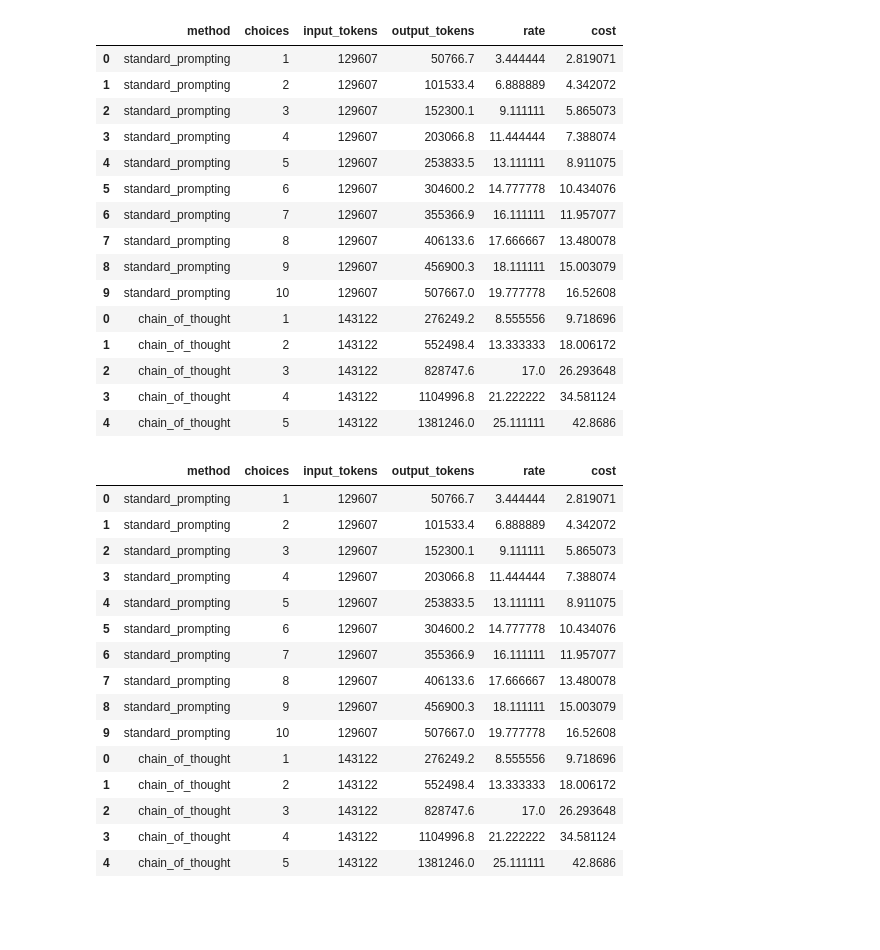
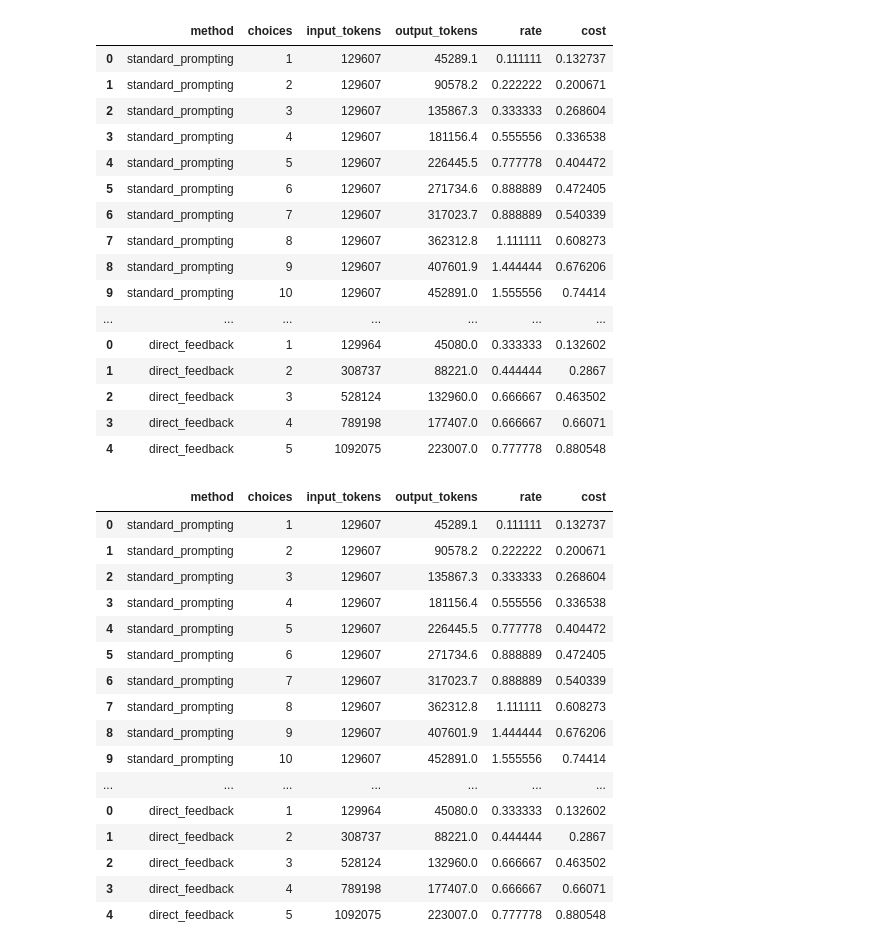
Before and after one commit to cedricidsai/LLMDNT, a Jupyter notebook: notebook/visualise.ipynb, the cells around one changed output. Saved outputs shown, nothing was run; the diff lists cells and outputs as text; code cells hidden in the pictures; blank space fills up the shorter version.

Commit message:
tables and bcr

```diff
--- a/notebook/visualise.ipynb
+++ b/notebook/visualise.ipynb
@@ -2,8 +2,12 @@
 import pandas as pd
 import os
 
-experiments = ['standard_prompting', 'chain_of_thought', 'direct_feedback']#, 'standard_prompting_10']
-data = [pd.read_csv('../results/' + experiment + '.csv') for experiment in experiments]
+experiments = ['standard_prompting', 'chain_of_thought', 'direct_feedback']
+
+model_name = "gpt-3.5-turbo"
+# model_name = "gpt-4"
+
+data = [pd.read_csv('../results/' + model_name + '/' + experiment + '.csv') for experiment in experiments]
 data = pd.concat(data).T.fillna(0)
 data.loc['method'] = data.loc[data.index[0]]
 print(data)
@@ -80,5 +81,5 @@ totals
 dtype: object
 # %%
-rate = 100*totals/900
+rate = totals/900
 rate
 # %% [output]
@@ -100,6 +102,6 @@ rate
 dtype: object
 # %%
-tokens.loc['rate'] = rate
+tokens.loc['rate'] = 100*rate
 tokens
 # %% [output]
 |  | 0 | 1 | 2 | 3 | 4 | 5 | 6 | 7 | 8 | 9 | 0 | ... |
@@ -111,44 +113,49 @@ tokens
 # %%
-tokens.loc['cost'] = tokens.loc['input_tokens']*0.00001 + tokens.loc['output_tokens']*0.00003
+if model_name == "gpt-3.5-turbo":
+    tokens.loc['cost'] = tokens.loc['input_tokens']*0.0000005 + tokens.loc['output_tokens']*0.0000015
+if model_name == "gpt-4":
+    tokens.loc['cost'] = tokens.loc['input_tokens']*0.00003 + tokens.loc['output_tokens']*0.00006
 tokens.T
 # %% [output]
 |  | method | choices | input_tokens | output_tokens | rate | cost |
-| 0 | standard_prompting | 1 | 129607 | 50766.7 | 3.444444 | 2.819071 |
-| 1 | standard_prompting | 2 | 129607 | 101533.4 | 6.888889 | 4.342072 |
-| 2 | standard_prompting | 3 | 129607 | 152300.1 | 9.111111 | 5.865073 |
-| 3 | standard_prompting | 4 | 129607 | 203066.8 | 11.444444 | 7.388074 |
-| 4 | standard_prompting | 5 | 129607 | 253833.5 | 13.111111 | 8.911075 |
-| 5 | standard_prompting | 6 | 129607 | 304600.2 | 14.777778 | 10.434076 |
-| 6 | standard_prompting | 7 | 129607 | 355366.9 | 16.111111 | 11.957077 |
-| 7 | standard_prompting | 8 | 129607 | 406133.6 | 17.666667 | 13.480078 |
-| 8 | standard_prompting | 9 | 129607 | 456900.3 | 18.111111 | 15.003079 |
-| 9 | standard_prompting | 10 | 129607 | 507667.0 | 19.777778 | 16.52608 |
-| 0 | chain_of_thought | 1 | 143122 | 276249.2 | 8.555556 | 9.718696 |
-| 1 | chain_of_thought | 2 | 143122 | 552498.4 | 13.333333 | 18.006172 |
-| 2 | chain_of_thought | 3 | 143122 | 828747.6 | 17.0 | 26.293648 |
-| 3 | chain_of_thought | 4 | 143122 | 1104996.8 | 21.222222 | 34.581124 |
-| 4 | chain_of_thought | 5 | 143122 | 1381246.0 | 25.111111 | 42.8686 |
+| 0 | standard_prompting | 1 | 129607 | 45289.1 | 0.111111 | 0.132737 |
+| 1 | standard_prompting | 2 | 129607 | 90578.2 | 0.222222 | 0.200671 |
+| 2 | standard_prompting | 3 | 129607 | 135867.3 | 0.333333 | 0.268604 |
+| 3 | standard_prompting | 4 | 129607 | 181156.4 | 0.555556 | 0.336538 |
+| 4 | standard_prompting | 5 | 129607 | 226445.5 | 0.777778 | 0.404472 |
+| 5 | standard_prompting | 6 | 129607 | 271734.6 | 0.888889 | 0.472405 |
+| 6 | standard_prompting | 7 | 129607 | 317023.7 | 0.888889 | 0.540339 |
+| 7 | standard_prompting | 8 | 129607 | 362312.8 | 1.111111 | 0.608273 |
+| 8 | standard_prompting | 9 | 129607 | 407601.9 | 1.444444 | 0.676206 |
+| 9 | standard_prompting | 10 | 129607 | 452891.0 | 1.555556 | 0.74414 |
+| ... | ... | ... | ... | ... | ... | ... |
+| 0 | direct_feedback | 1 | 129964 | 45080.0 | 0.333333 | 0.132602 |
+| 1 | direct_feedback | 2 | 308737 | 88221.0 | 0.444444 | 0.2867 |
+| 2 | direct_feedback | 3 | 528124 | 132960.0 | 0.666667 | 0.463502 |
+| 3 | direct_feedback | 4 | 789198 | 177407.0 | 0.666667 | 0.66071 |
+| 4 | direct_feedback | 5 | 1092075 | 223007.0 | 0.777778 | 0.880548 |
 # %%
 plot = tokens.T.copy()
 # plot['method'] = plot.index
 plot
 # %% [output]
 |  | method | choices | input_tokens | output_tokens | rate | cost |
-| 0 | standard_prompting | 1 | 129607 | 50766.7 | 3.444444 | 2.819071 |
-| 1 | standard_prompting | 2 | 129607 | 101533.4 | 6.888889 | 4.342072 |
-| 2 | standard_prompting | 3 | 129607 | 152300.1 | 9.111111 | 5.865073 |
-| 3 | standard_prompting | 4 | 129607 | 203066.8 | 11.444444 | 7.388074 |
-| 4 | standard_prompting | 5 | 129607 | 253833.5 | 13.111111 | 8.911075 |
-| 5 | standard_prompting | 6 | 129607 | 304600.2 | 14.777778 | 10.434076 |
-| 6 | standard_prompting | 7 | 129607 | 355366.9 | 16.111111 | 11.957077 |
-| 7 | standard_prompting | 8 | 129607 | 406133.6 | 17.666667 | 13.480078 |
-| 8 | standard_prompting | 9 | 129607 | 456900.3 | 18.111111 | 15.003079 |
-| 9 | standard_prompting | 10 | 129607 | 507667.0 | 19.777778 | 16.52608 |
-| 0 | chain_of_thought | 1 | 143122 | 276249.2 | 8.555556 | 9.718696 |
-| 1 | chain_of_thought | 2 | 143122 | 552498.4 | 13.333333 | 18.006172 |
-| 2 | chain_of_thought | 3 | 143122 | 828747.6 | 17.0 | 26.293648 |
-| 3 | chain_of_thought | 4 | 143122 | 1104996.8 | 21.222222 | 34.581124 |
-| 4 | chain_of_thought | 5 | 143122 | 1381246.0 | 25.111111 | 42.8686 |
+| 0 | standard_prompting | 1 | 129607 | 45289.1 | 0.111111 | 0.132737 |
+| 1 | standard_prompting | 2 | 129607 | 90578.2 | 0.222222 | 0.200671 |
+| 2 | standard_prompting | 3 | 129607 | 135867.3 | 0.333333 | 0.268604 |
+| 3 | standard_prompting | 4 | 129607 | 181156.4 | 0.555556 | 0.336538 |
+| 4 | standard_prompting | 5 | 129607 | 226445.5 | 0.777778 | 0.404472 |
+| 5 | standard_prompting | 6 | 129607 | 271734.6 | 0.888889 | 0.472405 |
+| 6 | standard_prompting | 7 | 129607 | 317023.7 | 0.888889 | 0.540339 |
+| 7 | standard_prompting | 8 | 129607 | 362312.8 | 1.111111 | 0.608273 |
+| 8 | standard_prompting | 9 | 129607 | 407601.9 | 1.444444 | 0.676206 |
+| 9 | standard_prompting | 10 | 129607 | 452891.0 | 1.555556 | 0.74414 |
+| ... | ... | ... | ... | ... | ... | ... |
+| 0 | direct_feedback | 1 | 129964 | 45080.0 | 0.333333 | 0.132602 |
+| 1 | direct_feedback | 2 | 308737 | 88221.0 | 0.444444 | 0.2867 |
+| 2 | direct_feedback | 3 | 528124 | 132960.0 | 0.666667 | 0.463502 |
+| 3 | direct_feedback | 4 | 789198 | 177407.0 | 0.666667 | 0.66071 |
+| 4 | direct_feedback | 5 | 1092075 | 223007.0 | 0.777778 | 0.880548 |
 # %%
 import seaborn as sns
 import matplotlib.pyplot as plt
```
Also changed, not shown: parts of 10 cells of this notebook.
